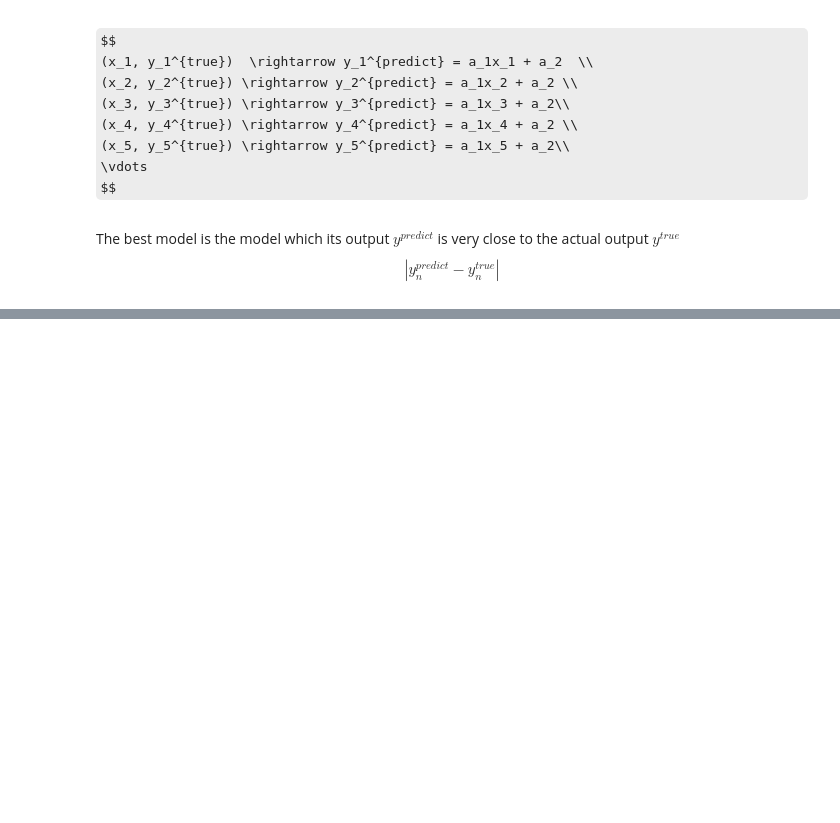
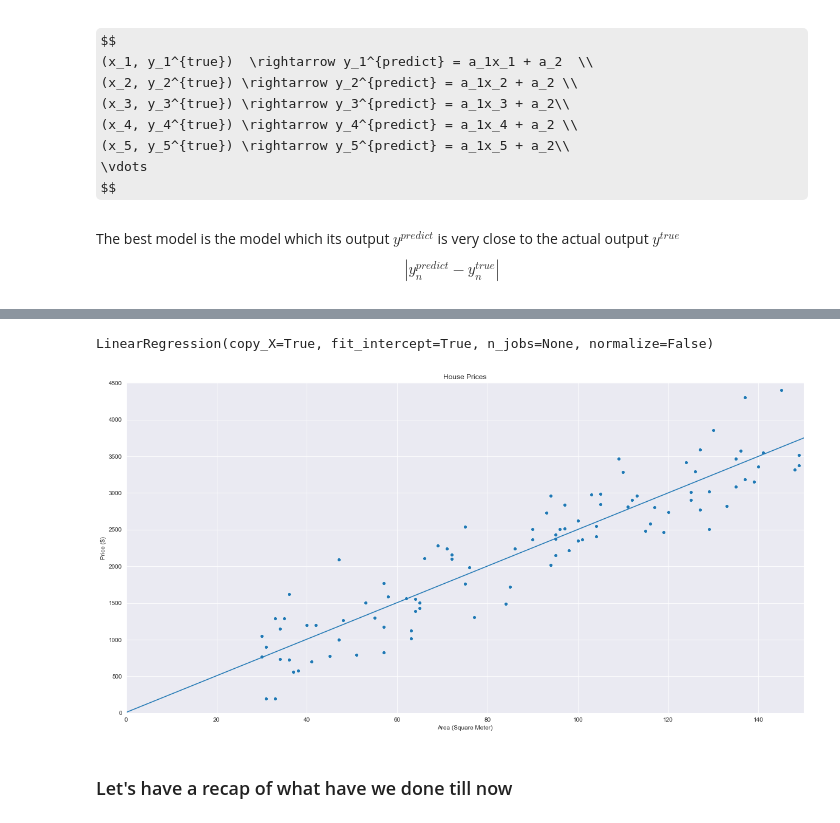
Before and after one commit to SoheilKoohi/ml_course, a Jupyter notebook: 01_linear_regression.ipynb, the cells around one changed output, grey strips where cells are left out. Cells and saved outputs as stored; diff of their text form; code cells hidden in the pictures; some formulas as TeX source; blank space fills up the shorter version.

Commit message:
update linear regression notebook|end of model fitting

```diff
--- a/01_linear_regression.ipynb
+++ b/01_linear_regression.ipynb
@@ -124,0 +160,24 @@ $$
+# %%
+from sklearn.linear_model import LinearRegression
+model = LinearRegression()
+X = dataset_df["area"].values.reshape(-1,1)
+Y = dataset_df["price"].values.reshape(-1,1)
+model.fit(X,Y)
+# %% [output]
+LinearRegression(copy_X=True, fit_intercept=True, n_jobs=None, normalize=False)
+# %%
+plt.figure(figsize=(20,10))
+plt.title("House Prices")
+sns.scatterplot(data=dataset_df,x="area", y="price")
+plt.xlabel("Area (Square Meter)")
+plt.ylabel("Price ($)")
+x_plot = np.linspace(0, 200, 1000).reshape(-1,1)
+y_pred = model.predict(x_plot)
+plt.plot(x_plot, y_pred)
+plt.ylim(0, 4500)
+plt.xlim(0, 150)
+plt.show()
+# %% [output]
+[figure, added]
+# %% [markdown]
+<h3>Let's have a recap of what have we done till now</h3>
```
Also changed, not shown: parts of 10 cells of this notebook.
